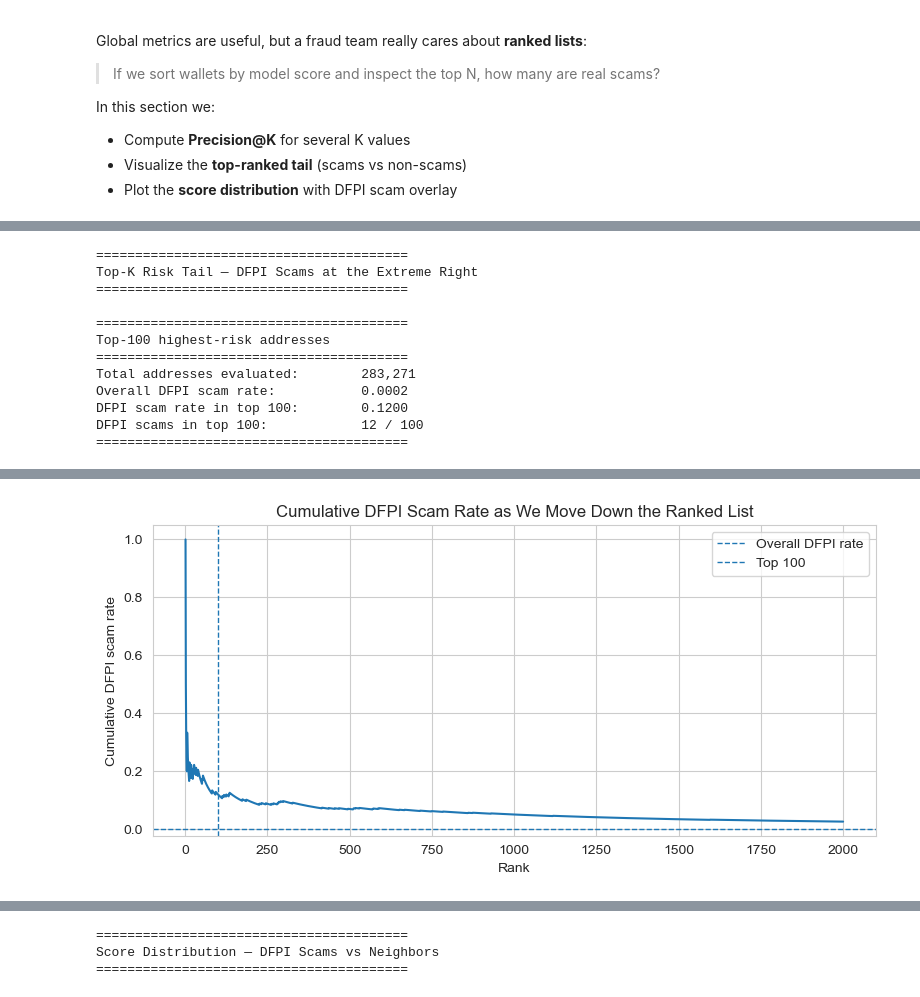
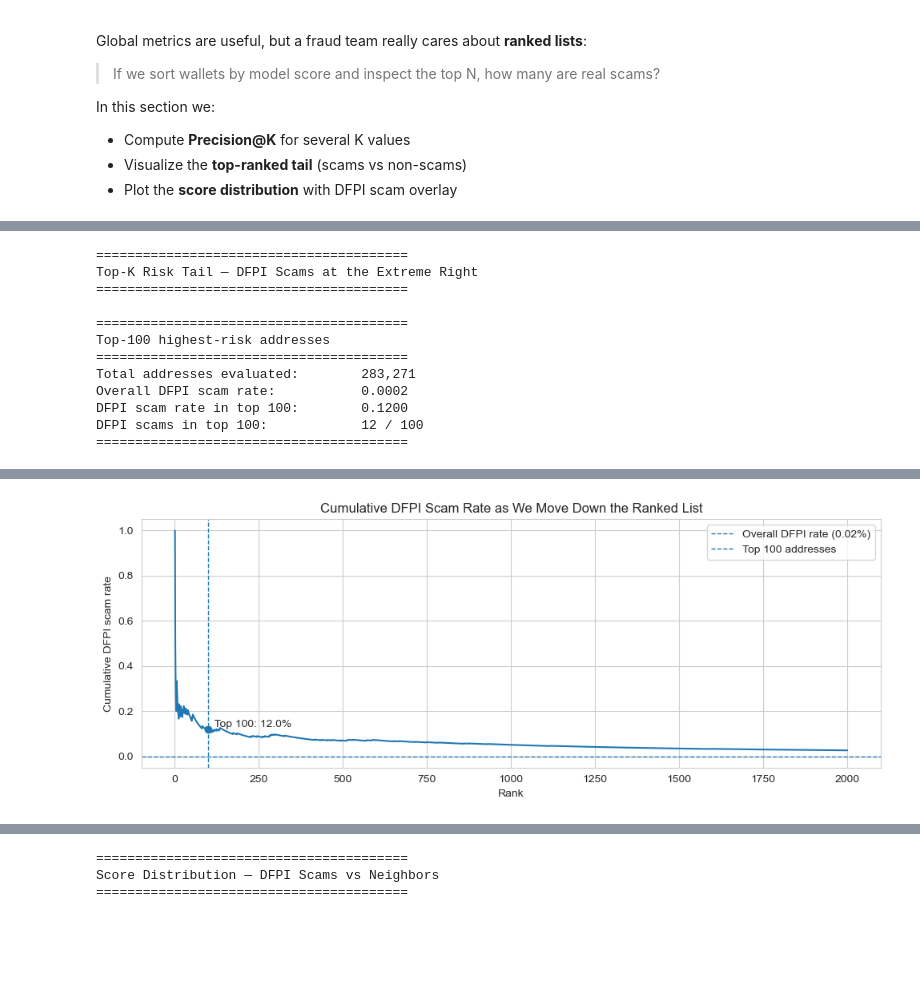
Before and after one commit to LittleHouse75/ml-capstone-ethereum-fraud-detection, a Jupyter notebook: notebooks/04_DFPI_ExternalEval.ipynb, the cells around one changed output, grey strips where cells are left out. Cells and saved outputs as stored; diff of their text form; code cells hidden in the pictures; blank space fills up the shorter version.

```diff
--- a/notebooks/04_DFPI_ExternalEval.ipynb
+++ b/notebooks/04_DFPI_ExternalEval.ipynb
@@ -576,40 +619,95 @@ print(f"DFPI scam rate in top {K}:        {topk_rate:.4f}")
 print(f"DFPI scams in top {K}:            {top_k['is_dfpi_scam'].sum()} / {K}")
 print("========================================")
 
-# Visual 1: DFPI vs non-DFPI along the ranked tail
+# Visual 1 (Improved): DFPI vs non-DFPI along the ranked tail, with clear separation
+
 plt.figure(figsize=(10, 3))
+
+# Background: non-DFPI (light gray)
 sns.scatterplot(
-    data=df_ranked.head(500),
+    data=df_ranked.head(500)[df_ranked["is_dfpi_scam"] == 0],
     x="rank",
     y="score",
-    hue="is_dfpi_scam",
-    style="is_dfpi_scam",
-    markers={0: "o", 1: "X"},
-    s=40,
-    alpha=0.8,
+    color="lightgray",
+    s=25,
+    alpha=0.5,
+    label="Non-DFPI (background)",
 )
-plt.axvline(K, linestyle="--", linewidth=1)
-plt.title("Top-Ranked Addresses by Model Score (first 500)\nDFPI Scams vs Non-DFPI")
+
+# Foreground: DFPI scams (big red Xs)
+sns.scatterplot(
+    data=df_ranked.head(500)[df_ranked["is_dfpi_scam"] == 1],
+    x="rank",
+    y="score",
+    color="red",
+    marker="X",
+    s=90,
+    edgecolor="black",
+    linewidth=0.6,
+    label="DFPI scam",
+)
+
+# Cutoff line
+plt.axvline(K, linestyle="--", linewidth=1, color="black")
+
+plt.title("Top-Ranked Addresses by Model Score (first 500)\nDFPI Scams Highlighted")
 plt.xlabel("Rank (1 = highest risk)")
 plt.ylabel("Model score (P(scam))")
-plt.legend(title="DFPI scam", labels=["No", "Yes"])
+plt.legend()
 plt.tight_layout()
 plt.show()
 
-# Visual 2: cumulative DFPI scam rate vs rank
+print(f"Among the top {K} highest-scoring addresses, the DFPI scam wallets (red Xs) cluster near the very top of the ranked list, showing that the model assigns them extremely high risk even though they were never seen during training.")
+
+# Visual 2 (Improved): cumulative DFPI scam rate vs rank, with clear annotations
+
+# Recompute cumulative counts/rates in case this cell is run independently
 df_ranked["cum_dfpi"] = df_ranked["is_dfpi_scam"].cumsum()
 df_ranked["cum_rate"] = df_ranked["cum_dfpi"] / df_ranked["rank"]
 
-plt.figure(figsize=(8, 4))
-plt.plot(df_ranked["rank"].head(2000), df_ranked["cum_rate"].head(2000))
-plt.axhline(overall_rate, linestyle="--", linewidth=1, label="Overall DFPI rate")
-plt.axvline(K, linestyle="--", linewidth=1, label=f"Top {K}")
+max_rank = min(2000, len(df_ranked))
+rank_slice = df_ranked["rank"].head(max_rank)
+cum_rate_slice = df_ranked["cum_rate"].head(max_rank)
+
+plt.figure(figsize=(10, 4))
+plt.plot(rank_slice, cum_rate_slice, linewidth=1.5)
+
+# Horizontal baseline: overall DFPI rate
+plt.axhline(
+    overall_rate,
+    linestyle="--",
+    linewidth=1,
+    label=f"Overall DFPI rate ({overall_rate:.2%})",
+)
+
+# Vertical line at Top-K
+plt.axvline(
+    K,
+    linestyle="--",
+    linewidth=1,
+    label=f"Top {K} addresses",
+)
+
+# Point + label at Top-K cumulative rate (guard if K > len)
+if K <= len(df_ranked):
+    cum_at_k = df_ranked.loc[df_ranked["rank"] == K, "cum_rate"].iloc[0]
+    plt.scatter([K], [cum_at_k], zorder=3)
+    plt.text(
+        K,
+        cum_at_k,
+        f"  Top {K}: {cum_at_k:.1%}",
+        va="bottom",
+        ha="left",
+    )
+
 plt.title("Cumulative DFPI Scam Rate as We Move Down the Ranked List")
 plt.xlabel("Rank")
 plt.ylabel("Cumulative DFPI scam rate")
-plt.legend()
+plt.legend(loc="upper right")
 plt.tight_layout()
 plt.show()
+
+print(f"In the top {K} highest-risk addresses, about {cum_at_k:.1%} are confirmed DFPI scam wallets — meaning the model pulls real-world scams to the very top of the queue.")
 # %% [output]
 ========================================
 Top-K Risk Tail — DFPI Scams at the Extreme Right
@@ -627 +726 @@ DFPI scams in top 100:            12 / 100
-[figure, old version]
+[figure, new version]
```
Also changed, not shown: parts of 2 cells of this notebook, 3 other files.
